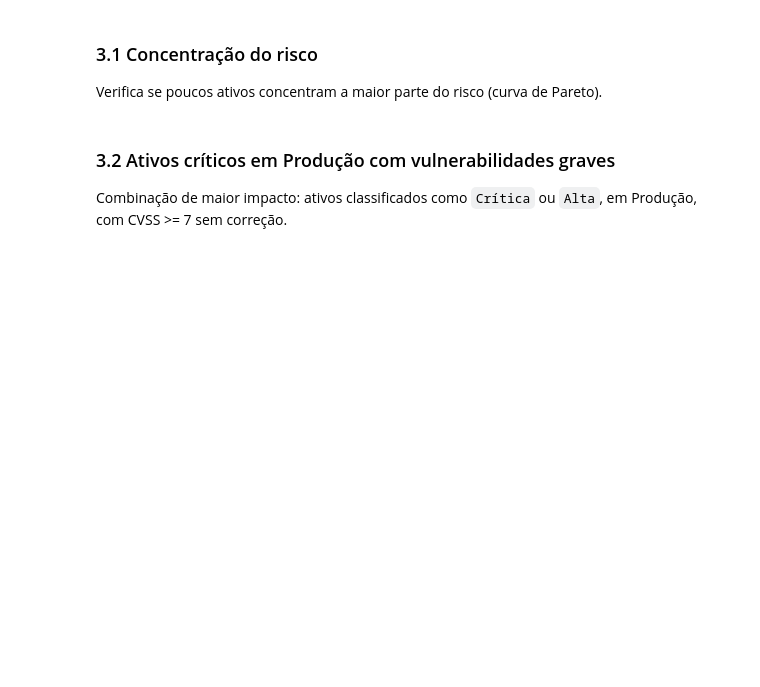
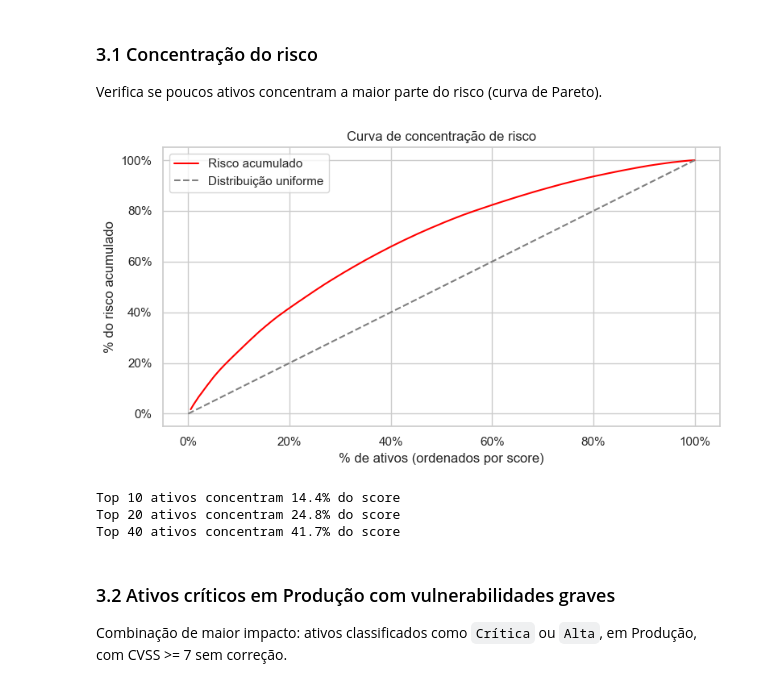
Before and after one commit to Moutt/CyberSecurity-Analytics, a Jupyter notebook: notebooks/analise_de_risco.ipynb, the cells around one changed output. Cells and saved outputs as stored; diff of their text form; code cells hidden in the pictures; blank space fills up the shorter version.

Commit message:
analise de riscos

```diff
--- a/notebooks/analise_de_risco.ipynb
+++ b/notebooks/analise_de_risco.ipynb
@@ -138,14 +205,19 @@ Verifica se poucos ativos concentram a maior parte do risco (curva de Pareto).
 # %%
 x = np.arange(1, len(ranking) + 1) / len(ranking)
 plt.figure(figsize=(8, 4.5))
-plt.plot(x, ranking['score_acum_%'].values, color='#c62828', label='Risco acumulado')
+plt.plot(x, ranking['score_acum_%'].values, color='red', label='Risco acumulado')
 plt.plot([0, 1], [0, 1], '--', color='gray', label='Distribuição uniforme')
 plt.gca().xaxis.set_major_formatter(PercentFormatter(1)); plt.gca().yaxis.set_major_formatter(PercentFormatter(1))
 plt.xlabel('% de ativos (ordenados por score)'); plt.ylabel('% do risco acumulado')
 plt.title('Curva de concentração de risco'); plt.legend(); plt.tight_layout(); plt.show()
 
 for n in (10, 20, 40):
     print(f'Top {n} ativos concentram {ranking.score.head(n).sum() / ranking.score.sum():.1%} do score')
+# %% [output]
+[figure, added]
+Top 10 ativos concentram 14.4% do score
+Top 20 ativos concentram 24.8% do score
+Top 40 ativos concentram 41.7% do score
 # %% [markdown]
 ### 3.2 Ativos críticos em Produção com vulnerabilidades graves
 Combinação de maior impacto: ativos classificados como `Crítica` ou `Alta`, em Produção, com CVSS >= 7 sem correção.
```
Also changed, not shown: parts of 26 cells of this notebook.
